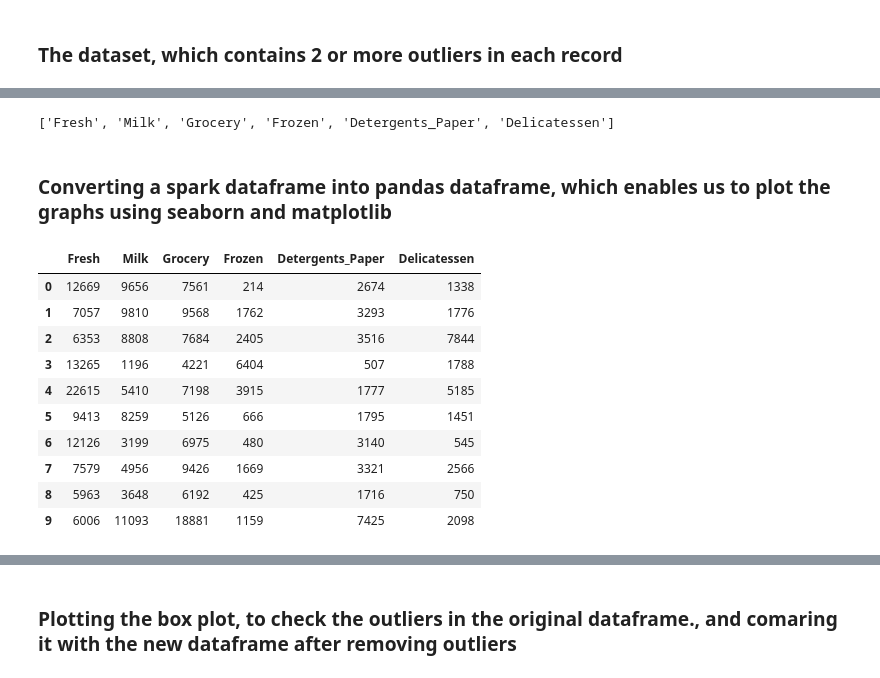
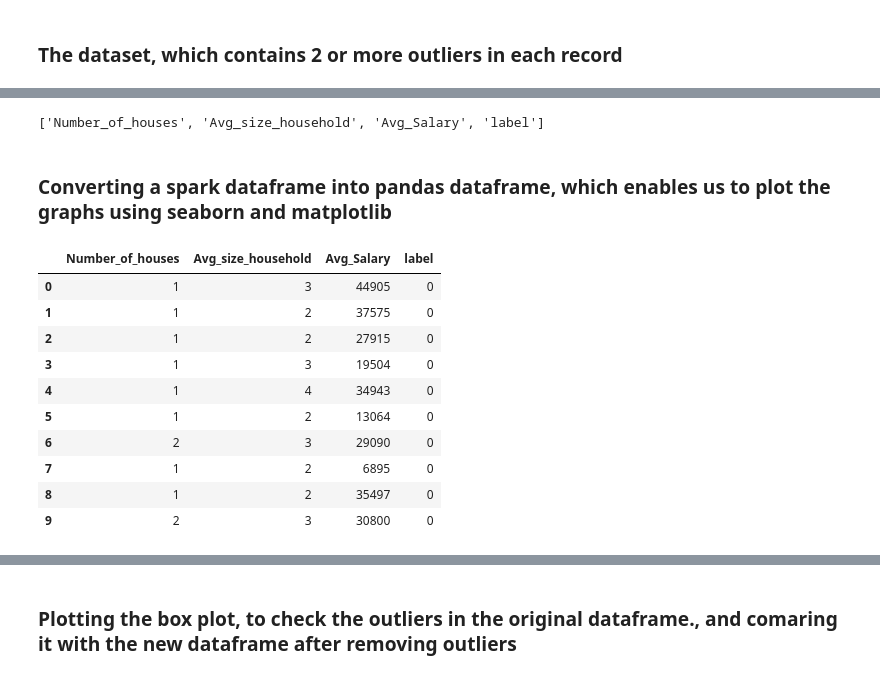
Before and after one commit to ruslanmv/How-to-do-Data-Analysis-with-Pyspark, a Jupyter notebook: Data_Analysis_Pyspark.ipynb, the cells around one changed output, grey strips where cells are left out. Cells and saved outputs as stored; diff of their text form; code cells hidden in the pictures.

```diff
--- a/Data_Analysis_Pyspark.ipynb
+++ b/Data_Analysis_Pyspark.ipynb
@@ -202,7 +209,7 @@ print(continuousCols)
 # %% [markdown]
 ### Segregating the desired columns to convert the data type into IntegerType
 # %%
-numeric_index = [1,2,5]
+numeric_index = [1,2,5,6]
 numeric_cols = [allCols[val] for val in numeric_index]
 # %%
 numeric_cols
@@ -335,7 +342,7 @@ only showing top 20 rows
 # %%
 dfa=df.select(*numeric_columns)
 # %%
-dfa=df.select(col('Avg_Salary'))
+#dfa=df.select(col('Avg_Salary'))
 # %%
 dfa.printSchema()
 # %% [output]
@@ -450,25 +480,25 @@ only showing top 20 rows
 
 numeric_columns
 # %% [output]
-['Fresh', 'Milk', 'Grocery', 'Frozen', 'Detergents_Paper', 'Delicatessen']
+['Number_of_houses', 'Avg_size_household', 'Avg_Salary', 'label']
 # %% [markdown]
 ### Converting a spark dataframe into pandas dataframe, which enables us to plot the graphs using seaborn and matplotlib
 # %%
-original_numerical_df = df.select(*numeric_columns).toPandas()
+original_numerical_df = dfa.select(*numeric_columns).toPandas()
 
 original_numerical_df.head(10)
 # %% [output]
-|  | Fresh | Milk | Grocery | Frozen | Detergents_Paper | Delicatessen |
-| 0 | 12669 | 9656 | 7561 | 214 | 2674 | 1338 |
-| 1 | 7057 | 9810 | 9568 | 1762 | 3293 | 1776 |
-| 2 | 6353 | 8808 | 7684 | 2405 | 3516 | 7844 |
-| 3 | 13265 | 1196 | 4221 | 6404 | 507 | 1788 |
-| 4 | 22615 | 5410 | 7198 | 3915 | 1777 | 5185 |
-| 5 | 9413 | 8259 | 5126 | 666 | 1795 | 1451 |
-| 6 | 12126 | 3199 | 6975 | 480 | 3140 | 545 |
-| 7 | 7579 | 4956 | 9426 | 1669 | 3321 | 2566 |
-| 8 | 5963 | 3648 | 6192 | 425 | 1716 | 750 |
-| 9 | 6006 | 11093 | 18881 | 1159 | 7425 | 2098 |
+|  | Number_of_houses | Avg_size_household | Avg_Salary | label |
+| 0 | 1 | 3 | 44905 | 0 |
+| 1 | 1 | 2 | 37575 | 0 |
+| 2 | 1 | 2 | 27915 | 0 |
+| 3 | 1 | 3 | 19504 | 0 |
+| 4 | 1 | 4 | 34943 | 0 |
+| 5 | 1 | 2 | 13064 | 0 |
+| 6 | 2 | 3 | 29090 | 0 |
+| 7 | 1 | 2 | 6895 | 0 |
+| 8 | 1 | 2 | 35497 | 0 |
+| 9 | 2 | 3 | 30800 | 0 |
 # %%
 # Plotting the box for the dataset after removing the outliers
 
```
Also changed, not shown: parts of 81 cells of this notebook, 4 other files.
